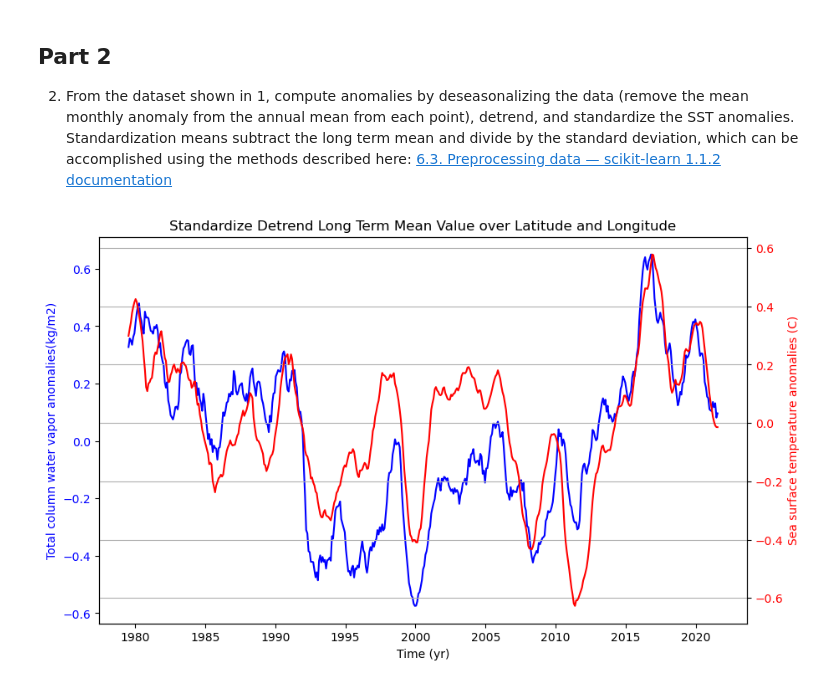
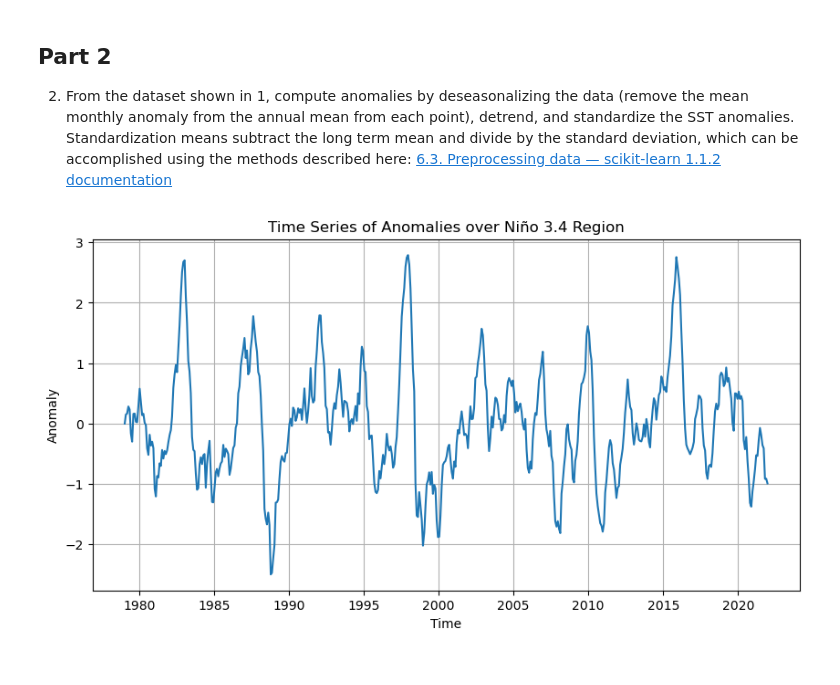
Before and after one commit to atmsillinois/time-series-and-eofs-garrickhague, a Jupyter notebook: Hague_mod4_hw.ipynb, the cells around one changed output. Saved outputs shown, nothing was run; the diff lists cells and outputs as text; code cells hidden in the pictures.

```diff
--- a/Hague_mod4_hw.ipynb
+++ b/Hague_mod4_hw.ipynb
@@ -123,9 +139,32 @@ plt.show()
 
 2)  From the dataset shown in 1, compute anomalies by deseasonalizing the data (remove the mean monthly anomaly from the annual mean from each point), detrend, and standardize the SST anomalies.  Standardization means subtract the long term mean and divide by the standard deviation, which can be accomplished using the methods described here: [6.3. Preprocessing data &mdash; scikit-learn 1.1.2 documentation](https://scikit-learn.org/stable/modules/preprocessing.html)
 # %%
+sst = data['Sea_surface_temperature_surface_Mixed_intervals_Average']
+
 # Grouping data into months to find mean over each point
-climatology = data.sel(time=slice('1980-01-01','2010-12-01')).groupby('time.month').mean(dim='time')
+climatology = sst.sel(time=slice('1980-01-01','2020-12-01')).groupby('time.month').mean(dim='time')
 
 # removing the mean monthly anomaly form the annual mean for each point
-anomalies = (data.groupby('time.month')-climatology)
+anomalies = (sst.groupby('time.month')-climatology)
+# %%
+# Define latitude and longitude bounds for the Niño 3.4 region
+lat_bounds = slice(5, -5)  # 5°N to 5°S
+lon_bounds = slice(190, 240)  # 170°W to 120°W
+
+# Extract subset of data for the Niño 3.4 region
+nino34_anomalies = anomalies.sel(lat=lat_bounds, lon=lon_bounds)
+
+# Calculate spatial mean over the Niño 3.4 region
+nino34_anomalies_mean = nino34_anomalies.mean(dim=('lat', 'lon'))
+
+# Plot the time series
+plt.figure(figsize=(10, 5))
+nino34_anomalies_mean.plot()
+plt.title('Time Series of Anomalies over Niño 3.4 Region')
+plt.xlabel('Time')
+plt.ylabel('Anomaly')
+plt.grid(True)
+plt.show()
+# %% [output]
+[figure, added]
 # %%
@@ -146,25 +182,3 @@ rdanm = detrend_dataset(ranm, 'time', 1)
 # standardize the SST anomalies.  Standardization means subtract the long term mean and divide by the standard deviation
 
 standardize = rdanm / rdanm.std(dim='time')
-# %%
-s_m = standardize.mean(dim=['lat', 'lon'])
-
-fig, ax1 = plt.subplots(figsize=(10, 6))
-
-# Line plot for the first y-axis
-ax1.plot(s_m['time'], s_m['Total_column_water_vapour_surface_Mixed_intervals_Average'], color='blue', label='Total column water vapour')
-ax1.set_xlabel('Time (yr)')
-ax1.set_ylabel('Total column water vapor anomalies(kg/m2)', color='blue')
-ax1.tick_params(axis='y', labelcolor='blue')
-
-# Creating secondary y-axis
-ax2 = ax1.twinx()
-ax2.plot(s_m['time'], s_m['Sea_surface_temperature_surface_Mixed_intervals_Average'], color='red', label='Sea surface temperature')
-ax2.set_ylabel('Sea surface temperature anomalies (C)', color='red')
-ax2.tick_params(axis='y', labelcolor='red')
-
-plt.title('Standardize Detrend Long Term Mean Value over Latitude and Longitude')
-plt.grid(True)
-plt.show()
-# %% [output]
-[figure, removed]
```
Also changed, not shown: parts of 23 cells of this notebook.
